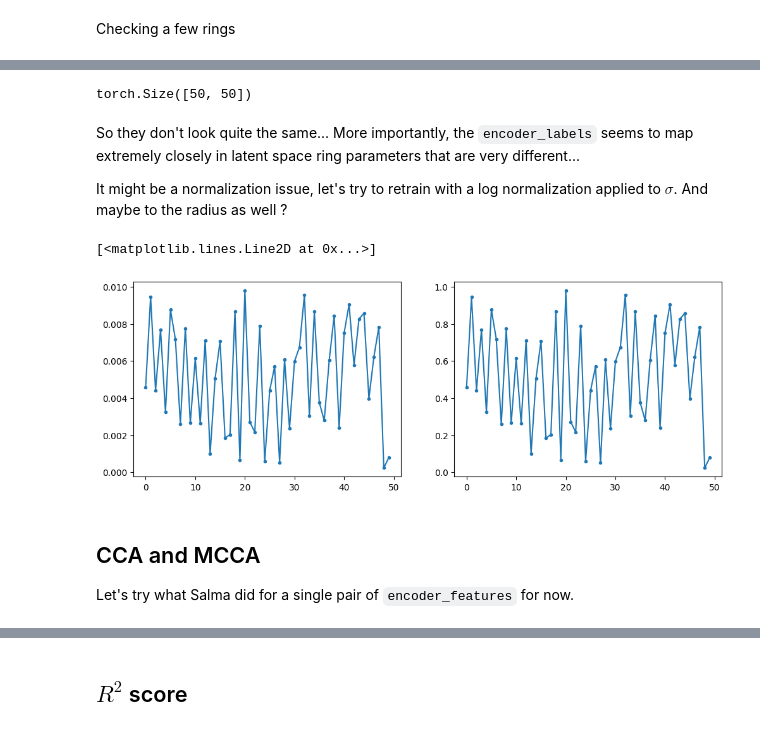
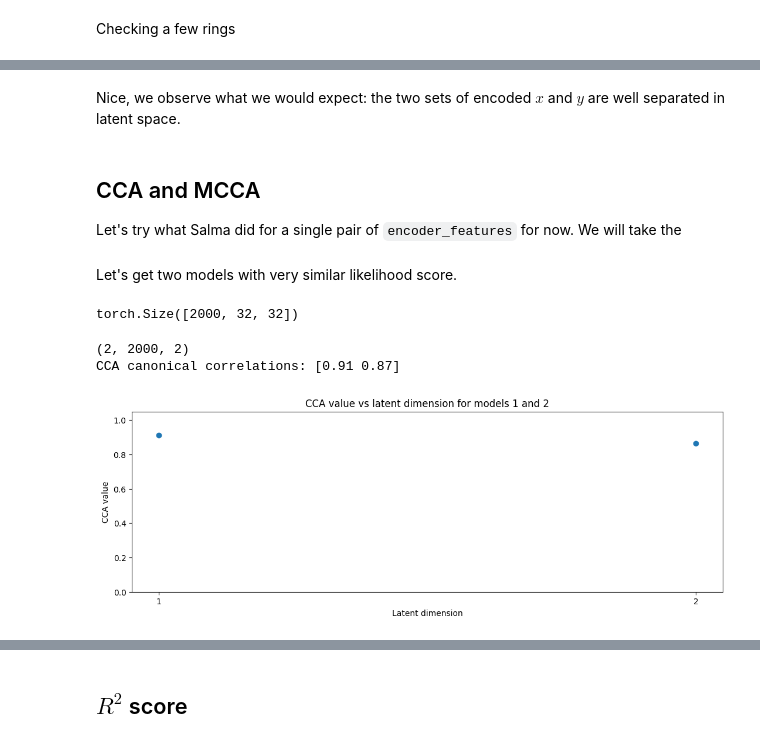
Before and after one commit to noe-dia/astro-ml-peek, a Jupyter notebook: notebooks/dev/check_ring_experiment.ipynb, the cells around one changed output, grey strips where cells are left out. Cells and saved outputs as stored; diff of their text form; code cells hidden in the pictures.

```diff
--- a/notebooks/dev/check_ring_experiment.ipynb
+++ b/notebooks/dev/check_ring_experiment.ipynb
@@ -72,28 +178,8 @@ with torch.no_grad():
-# %%
-sims.shape
-# %% [output]
-torch.Size([50, 50])
 # %% [markdown]
-So they don't look quite the same... More importantly, the `encoder_labels` seems to map extremely closely in latent space ring parameters that are very different...
-
-It might be a normalization issue, let's try to retrain with a log normalization applied to $\sigma$. And maybe to the radius as well ?
+Nice, we observe what we would expect: the two sets of encoded $x$ and $y$ are well separated in latent space.
-# %%
-y = np.array(y)
-
-fig, axs = plt.subplots(1, 2, figsize = (6 * 2, 4))
-
-ax = axs[0]
-ax.plot(y[:, 1], marker = ".")
-
-
-ax = axs[1]
-ax.plot(100 * y[:, 1], marker = ".")
-# %% [output]
-[<matplotlib.lines.Line2D at 0x...>]
-[figure, removed]
 # %% [markdown]
 ## CCA and MCCA
-Let's try what Salma did for a single pair of `encoder_features` for now.
+Let's try what Salma did for a single pair of `encoder_features` for now. We will take the
 # %%
 def plot_CCA_all_latents(dims, scores, models):
     i, j = models[0], models[1]
@@ -101,9 +187,9 @@ def plot_CCA_all_latents(dims, scores, models):
     plt.plot(dims, scores, "o", label="CCA")
     plt.xlabel("Latent dimension")
     plt.ylabel("CCA value")
-    plt.title("CCA value vs latent dimenion for models "+str(i)+" and "+str(j))
+    plt.title("CCA value vs latent dimension for models "+str(i)+" and "+str(j))
     plt.xticks(dims)
-    plt.ylim(0,1)
+    plt.ylim(0,1.05)
     plt.show()
 
 def plot_features(z, latent, models):
@@ -118,3 +204,5 @@ def plot_features(z, latent, models):
     plt.xlabel('Feature '+str(latent_label)+' for model '+str(i))
     plt.ylabel('Feature '+str(latent_label)+' for model '+str(j))
     plt.show()
+# %% [markdown]
+Let's get two models with very similar likelihood score.
@@ -121,24 +224,34 @@ def plot_features(z, latent, models):
+# %%
+x_set_2.shape
+# %% [output]
+torch.Size([2000, 32, 32])
 # %%
-encoder_a = encoder_x_list[0]
-encoder_b = encoder_x_list[1]
+from cca_zoo.linear import CCA
+encoder_a = encoder_x_list[8]
+encoder_b = encoder_x_list[3]
 
-ndims = 50
-data = JointData(
-    n_views=2,
-    n_samples=300,
-    n_features=[50, 50],
-    latent_dimensions=ndims,
-    signal_to_noise=2.0,
-    random_state=0,
-)
-train_views = data.sample() # shape (n_views, n_samples, ndims)
-test_views  = data.sample() # shape (n_views, n_samples, ndims)
+with torch.no_grad():
+    model1_samples = encoder_a(x_set_1)
+    model2_samples = encoder_b(x_set_1)
 
+train_views = np.concatenate((np.expand_dims(model1_samples, 0), np.expand_dims(model2_samples, 0)), axis=0)
+print(train_views.shape)
 dims = np.arange(1,ndims+1)
 
-# Fit the CCA
 model = CCA(latent_dimensions=ndims).fit(train_views)
 
+with torch.no_grad():
+    model1_samples = encoder_a(x_set_2)
+    model2_samples = encoder_b(x_set_2)
+test_views = np.concatenate((np.expand_dims(model1_samples, 0), np.expand_dims(model2_samples, 0)), axis=0)
+
 # Canonical correlations on the test data, one value per latent dimension
-corrs = model.score(test_views) # Returns the average pairwise correlation between the views
+corrs = np.abs(model.score(test_views)) # Returns the average pairwise correlation between the views
 print("CCA canonical correlations:", np.round(corrs, ndims))
+# %% [output]
+(2, 2000, 2)
+CCA canonical correlations: [0.91 0.87]
+# %%
+plot_CCA_all_latents(dims, corrs, models=[1,2])
+# %% [output]
+[figure, added]
```
Also changed, not shown: parts of 14 cells of this notebook, 6 other files.
